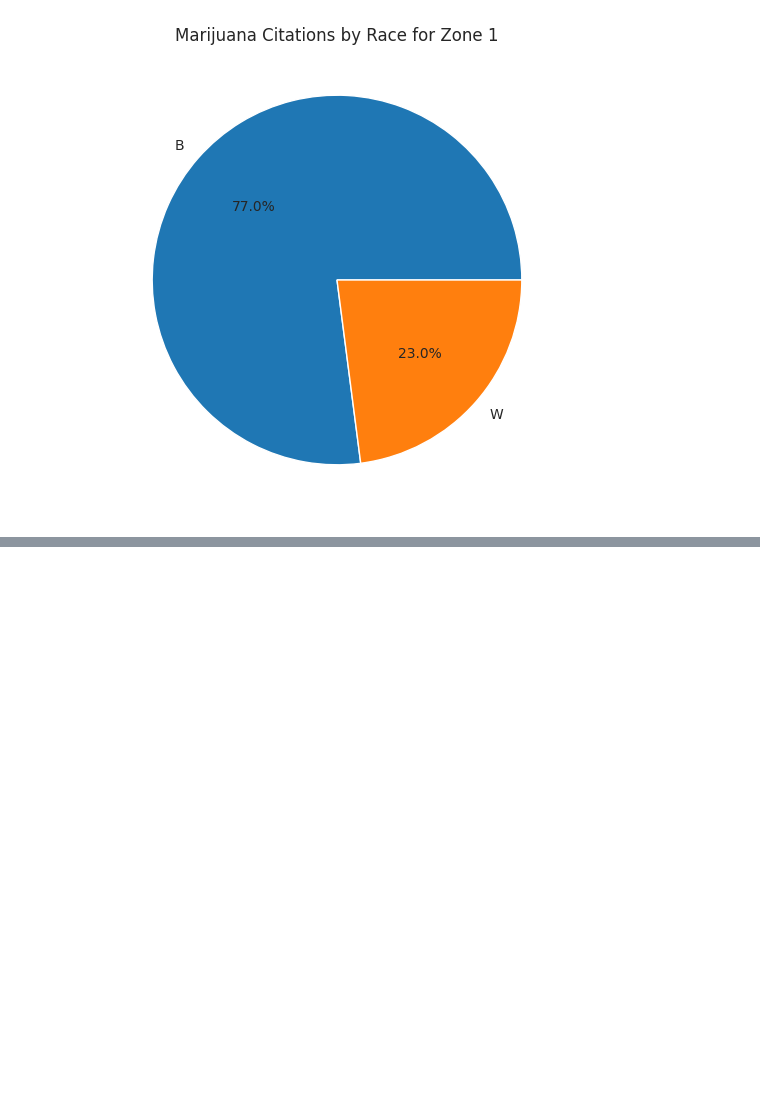
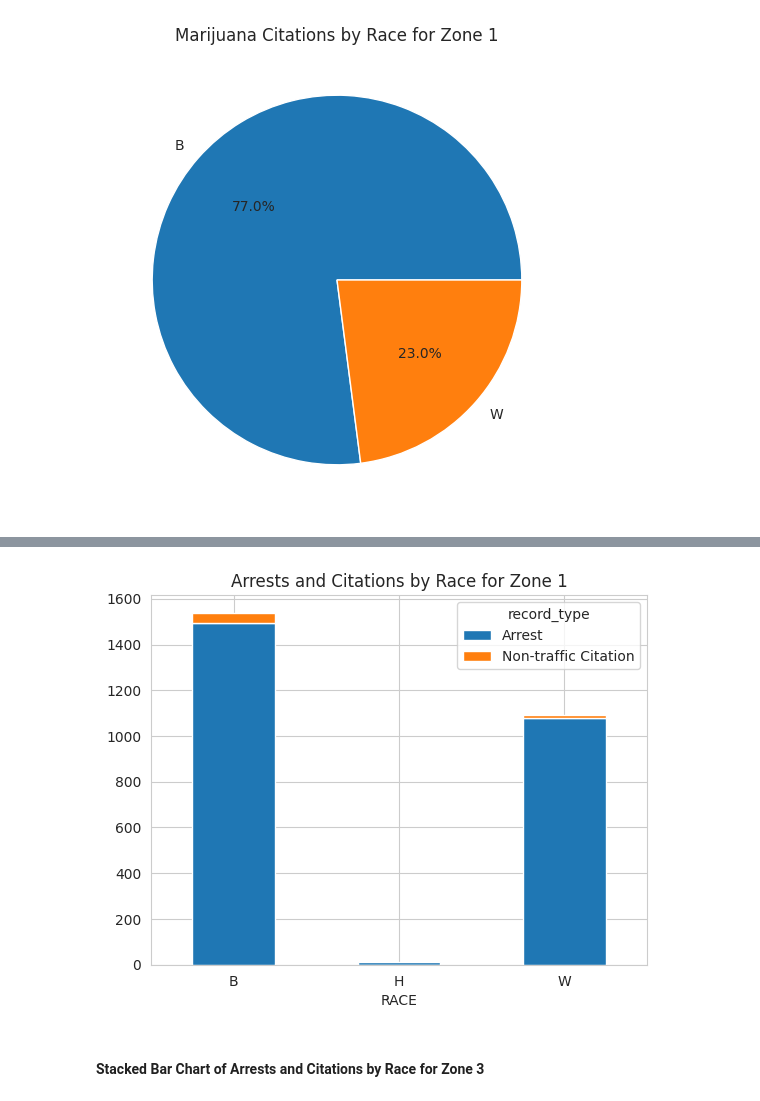
Before and after one commit to trailmarkerlib/policeProjectPythonWorkshop, a Jupyter notebook: python_workshop_marijuana_arrests_vs_citations.ipynb, the cells around one changed output, grey strips where cells are left out. Saved outputs shown, nothing was run; the diff lists cells and outputs as text; code cells hidden in the pictures; blank space fills up the shorter version.

```diff
--- a/python_workshop_marijuana_arrests_vs_citations.ipynb
+++ b/python_workshop_marijuana_arrests_vs_citations.ipynb
@@ -1115,0 +1136,4 @@ plt.show()
+# %%
+mj_arr_df2 = mj_arr_df.loc[:,['PK', 'AGE', 'GENDER', 'RACE','INCIDENTNEIGHBORHOOD', 'INCIDENTZONE', 'INCIDENTTRACT', 'record_type']].\
+            rename(columns={'INCIDENTNEIGHBORHOOD':'NEIGHBORHOOD','INCIDENTZONE':'ZONE','INCIDENTTRACT':'TRACT'}).\
+            copy()
@@ -1115,0 +1148,4 @@ plt.show()
+# %%
+mj_cit_df2 = mj_cit_df.loc[:,['PK', 'AGE', 'GENDER', 'RACE','NEIGHBORHOOD', 'ZONE', 'INCIDENTTRACT', 'record_type']].\
+            rename(columns={'INCIDENTTRACT':'TRACT'}).\
+            copy()
@@ -1115,0 +1173,2 @@ plt.show()
+# %%
+mj_stack_df = pd.concat([mj_arr_df2, mj_cit_df2], axis=0).reset_index().copy()
@@ -1115,0 +1197,6 @@ plt.show()
+# %%
+zone_1_df = mj_stack_df.loc[(mj_stack_df['ZONE']=='Zone 1') & (mj_stack_df['RACE'].isin(['B','H','W']))].\
+                groupby(['RACE', 'record_type'])['PK'].\
+                count().\
+                unstack().\
+                fillna(0)
@@ -1115,0 +1211,13 @@ plt.show()
+# %%
+# Very simple one-liner using our agg_tips DataFrame.
+zone_1_df.plot(kind='bar', stacked=True)
+
+# Just add a title and rotate the x-axis labels to be horizontal.
+plt.title('Arrests and Citations by Race for Zone 1')
+plt.xticks(rotation=0, ha='center')
+plt.savefig('Marijuana_arrests_and_citations_by_race_zone1.png')
+plt.show()
+# %% [output]
+[figure, added]
+# %% [markdown]
+#### Stacked Bar Chart of Arrests and Citations by Race for Zone 3
```
Also changed, not shown: parts of 31 cells of this notebook.
